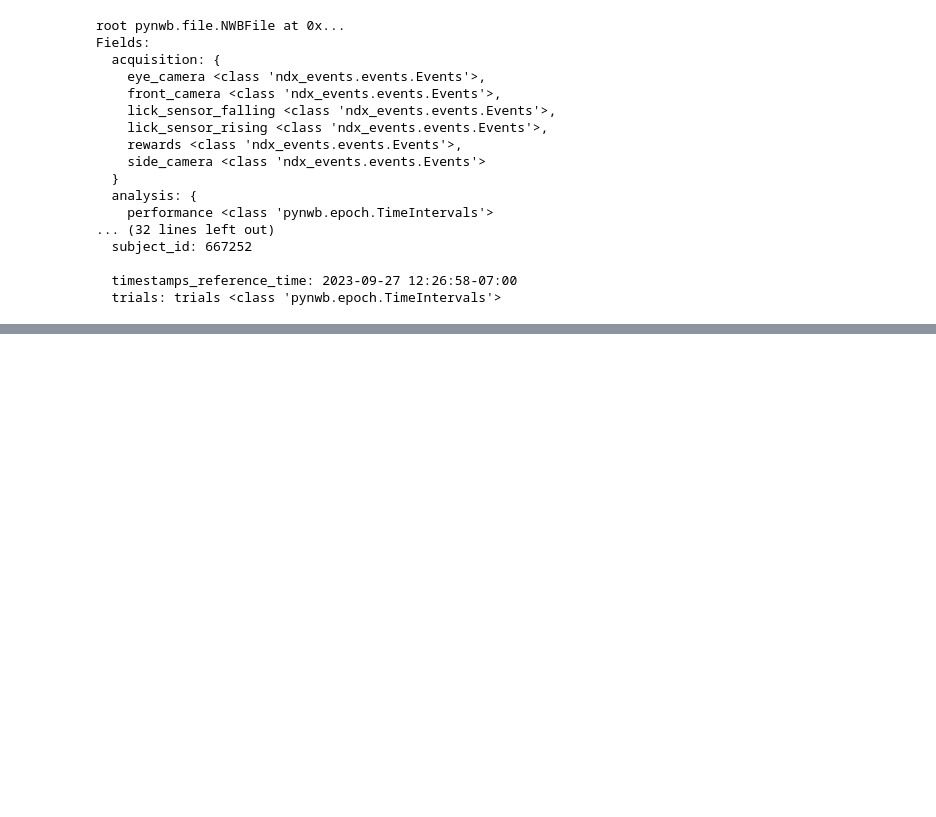
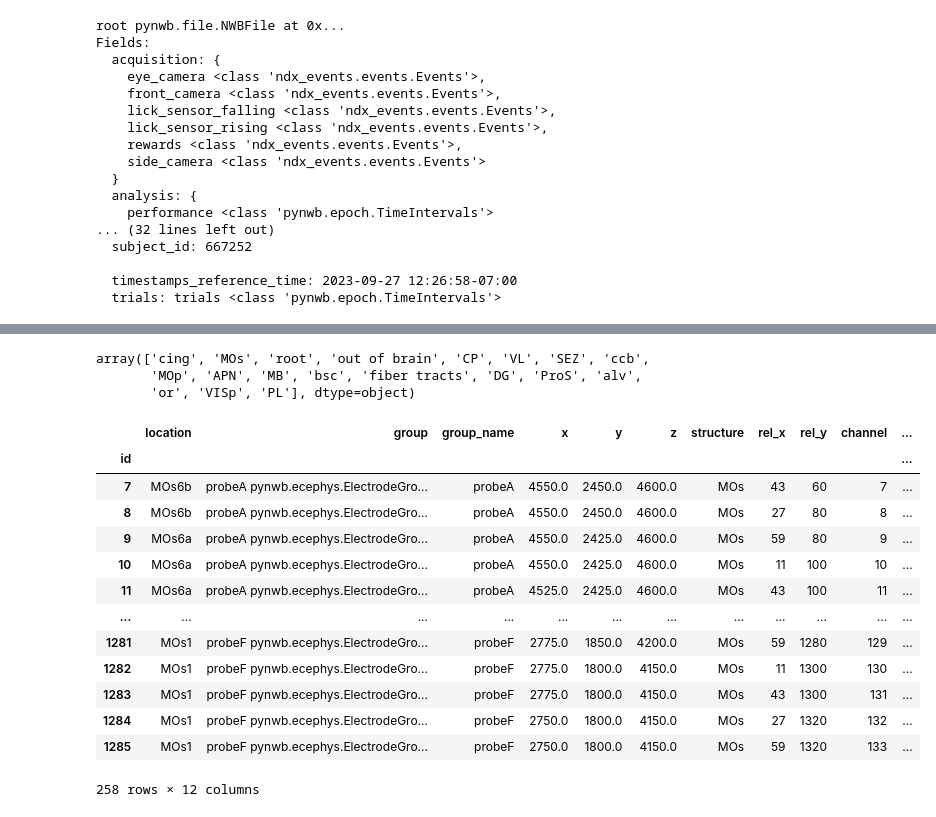
Before and after one commit to AllenInstitute/npc_sessions, a Jupyter notebook: notebooks/example-usage.ipynb, the cells around one changed output, grey strips where cells are left out. Saved outputs shown, nothing was run; the diff lists cells and outputs as text; code cells hidden in the pictures; blank space fills up the shorter version.

```diff
--- a/notebooks/example-usage.ipynb
+++ b/notebooks/example-usage.ipynb
@@ -246,6 +246,9 @@ session.keywords
 # %% [markdown]
 # NWB components
 https://github.com/AllenInstitute/npc_sessions/tree/f92e226ab0922b4919b9442dc63594de572ecb78#current-nwb-components
+# %%
+session = next(session for session in npc_lims.get_session_info() if session.is_ephys and session.is_annotated)
+session = npc_sessions.DynamicRoutingSession(session.id)
 # %% [markdown]
 ## Intervals
 
@@ -360,0 +387,24 @@ Fields:
+# %%
+session.electrodes[:].structure.unique()
+# %% [output]
+array(['cing', 'MOs', 'root', 'out of brain', 'CP', 'VL', 'SEZ', 'ccb',
+       'MOp', 'APN', 'MB', 'bsc', 'fiber tracts', 'DG', 'ProS', 'alv',
+       'or', 'VISp', 'PL'], dtype=object)
+# %%
+mos_electrodes = session.electrodes[:].query('structure == "MOs"')
+mos_electrodes
+# %% [output]
+|  | location | group | group_name | x | y | z | structure | rel_x | rel_y | channel | ... |
+| id |  |  |  |  |  |  |  |  |  |  | ... |
+| 7 | MOs6b | probeA pynwb.ecephys.ElectrodeGro... | probeA | 4550.0 | 2450.0 | 4600.0 | MOs | 43 | 60 | 7 | ... |
+| 8 | MOs6b | probeA pynwb.ecephys.ElectrodeGro... | probeA | 4550.0 | 2450.0 | 4600.0 | MOs | 27 | 80 | 8 | ... |
+| 9 | MOs6a | probeA pynwb.ecephys.ElectrodeGro... | probeA | 4550.0 | 2425.0 | 4600.0 | MOs | 59 | 80 | 9 | ... |
+| 10 | MOs6a | probeA pynwb.ecephys.ElectrodeGro... | probeA | 4550.0 | 2425.0 | 4600.0 | MOs | 11 | 100 | 10 | ... |
+| 11 | MOs6a | probeA pynwb.ecephys.ElectrodeGro... | probeA | 4525.0 | 2425.0 | 4600.0 | MOs | 43 | 100 | 11 | ... |
+| ... | ... | ... | ... | ... | ... | ... | ... | ... | ... | ... | ... |
+| 1281 | MOs1 | probeF pynwb.ecephys.ElectrodeGro... | probeF | 2775.0 | 1850.0 | 4200.0 | MOs | 59 | 1280 | 129 | ... |
+| 1282 | MOs1 | probeF pynwb.ecephys.ElectrodeGro... | probeF | 2775.0 | 1800.0 | 4150.0 | MOs | 11 | 1300 | 130 | ... |
+| 1283 | MOs1 | probeF pynwb.ecephys.ElectrodeGro... | probeF | 2775.0 | 1800.0 | 4150.0 | MOs | 43 | 1300 | 131 | ... |
+| 1284 | MOs1 | probeF pynwb.ecephys.ElectrodeGro... | probeF | 2750.0 | 1800.0 | 4150.0 | MOs | 27 | 1320 | 132 | ... |
+| 1285 | MOs1 | probeF pynwb.ecephys.ElectrodeGro... | probeF | 2750.0 | 1800.0 | 4150.0 | MOs | 59 | 1320 | 133 | ... |
+258 rows × 12 columns
```
Also changed, not shown: parts of 2 cells of this notebook.
